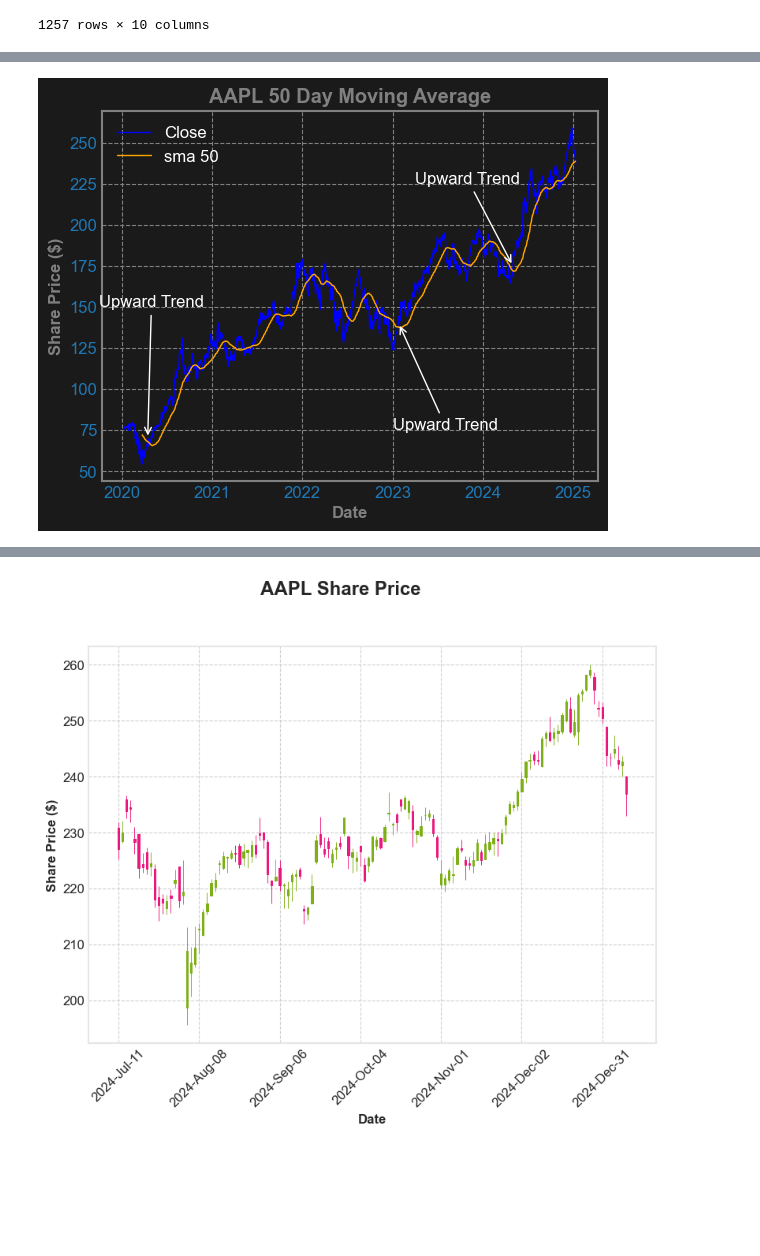
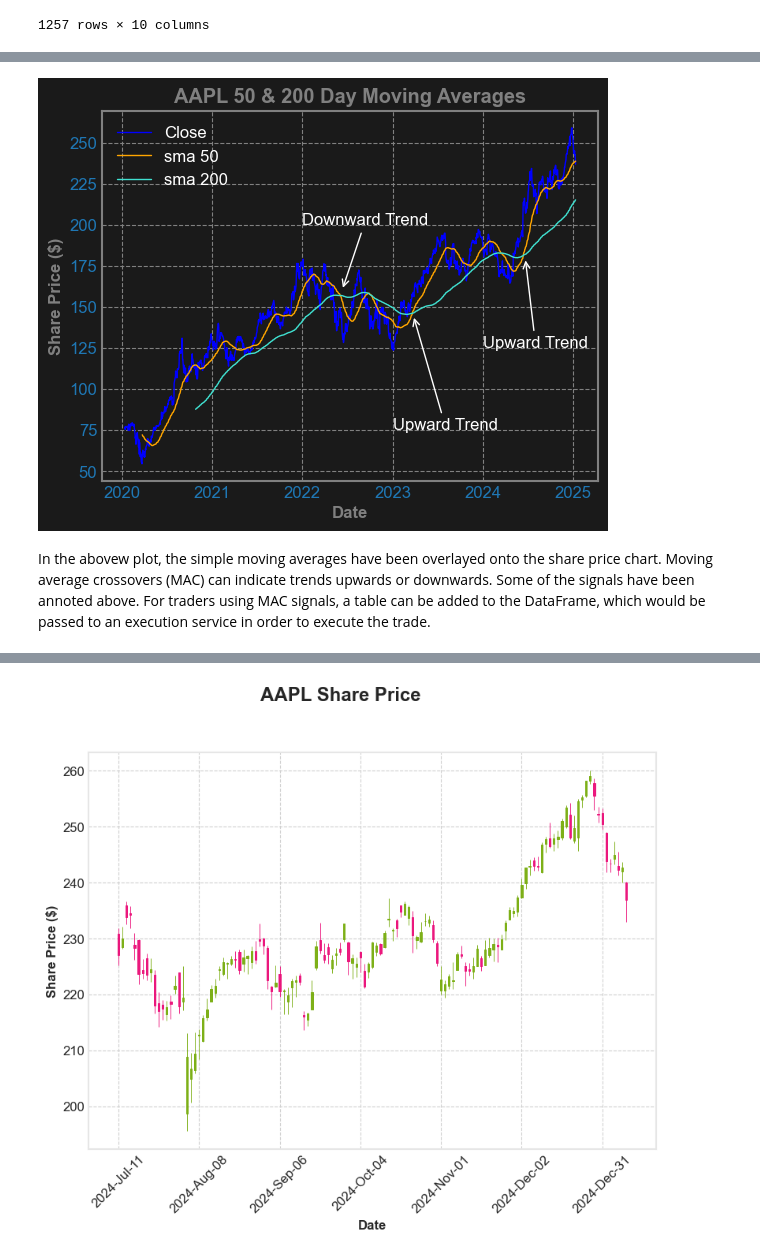
Before and after one commit to fdennehy/pfda-project, a Jupyter notebook: tech_analysis.ipynb, the cells around one changed output, grey strips where cells are left out. Saved outputs shown, nothing was run; the diff lists cells and outputs as text; code cells hidden in the pictures; blank space fills up the shorter version.

```diff
--- a/tech_analysis.ipynb
+++ b/tech_analysis.ipynb
@@ -220,7 +220,7 @@ plt.style.use({
 fig, ax = plt.subplots()
 
 # Title.
-ax.set_title(ticker + " " + str(short_window) + " Day Moving Average", weight='bold', color = 'grey')
+ax.set_title(ticker + " " + str(short_window) + " & " + str(long_window) + " " + "Day Moving Averages", weight='bold', color = 'grey')
 
 # Axis labels.
 ax.set_xlabel('Date', weight='bold', color = 'grey')
@@ -229,6 +229,7 @@ ax.set_ylabel('Share Price ($)', weight ='bold', color = 'grey')
 # Generate plot
 ax.plot(market_data["Close"], color = 'blue', linewidth = 1, label = 'Close')
 ax.plot(market_data["sma "+ str(short_window)], color = 'orange', linewidth = 1, label = 'sma ' + str(short_window))
+ax.plot(market_data["sma "+ str(long_window)], color = 'turquoise', linewidth = 1, label = 'sma ' + str(long_window))
 
 plt.legend(loc=2)
 
@@ -237,18 +238,18 @@ plt.legend(loc=2)
 # They will need to be adjusted for other tickers
 # https://campus.datacamp.com/courses/introduction-to-data-visualization-with-matplotlib/plotting-time-series?ex=9
 
-ax.annotate("Upward Trend",
-            xy=(pd.Timestamp("2020-04-15"),70),
-            xytext=(pd.Timestamp("2019-10-01"),150),
+ax.annotate("Downward Trend",
+            xy=(pd.Timestamp("2022-06-10"),160),
+            xytext=(pd.Timestamp("2022-01-01"),200),
             arrowprops={"arrowstyle":"->", "color":"white"})
 
 ax.annotate("Upward Trend",
-            xy=(pd.Timestamp("2023-01-25"),140),
+            xy=(pd.Timestamp("2023-03-25"),145),
             xytext=(pd.Timestamp("2023-01-01"),75),
             arrowprops={"arrowstyle":"->", "color":"white"})
 
 ax.annotate("Upward Trend",
-            xy=(pd.Timestamp("2024-05-01"),175),
-            xytext=(pd.Timestamp("2023-04-01"),225),
+            xy=(pd.Timestamp("2024-06-20"),180),
+            xytext=(pd.Timestamp("2024-01-01"),125),
             arrowprops={"arrowstyle":"->", "color":"white"})
 # %% [output]
@@ -256 +257,4 @@ Text(2023-04-01 00:00:00, 225, 'Upward Trend')
-[figure, old version]
+[figure, new version]
+# %% [markdown]
+In the abovew plot, the simple moving averages have been overlayed onto the share price chart. Moving average crossovers (MAC) can indicate trends upwards or downwards. Some of the signals have been annoted above.
+For traders using MAC signals, a table can be added to the DataFrame, which would be passed to an execution service in order to execute the trade.
```
Also changed, not shown: parts of 10 cells of this notebook.
